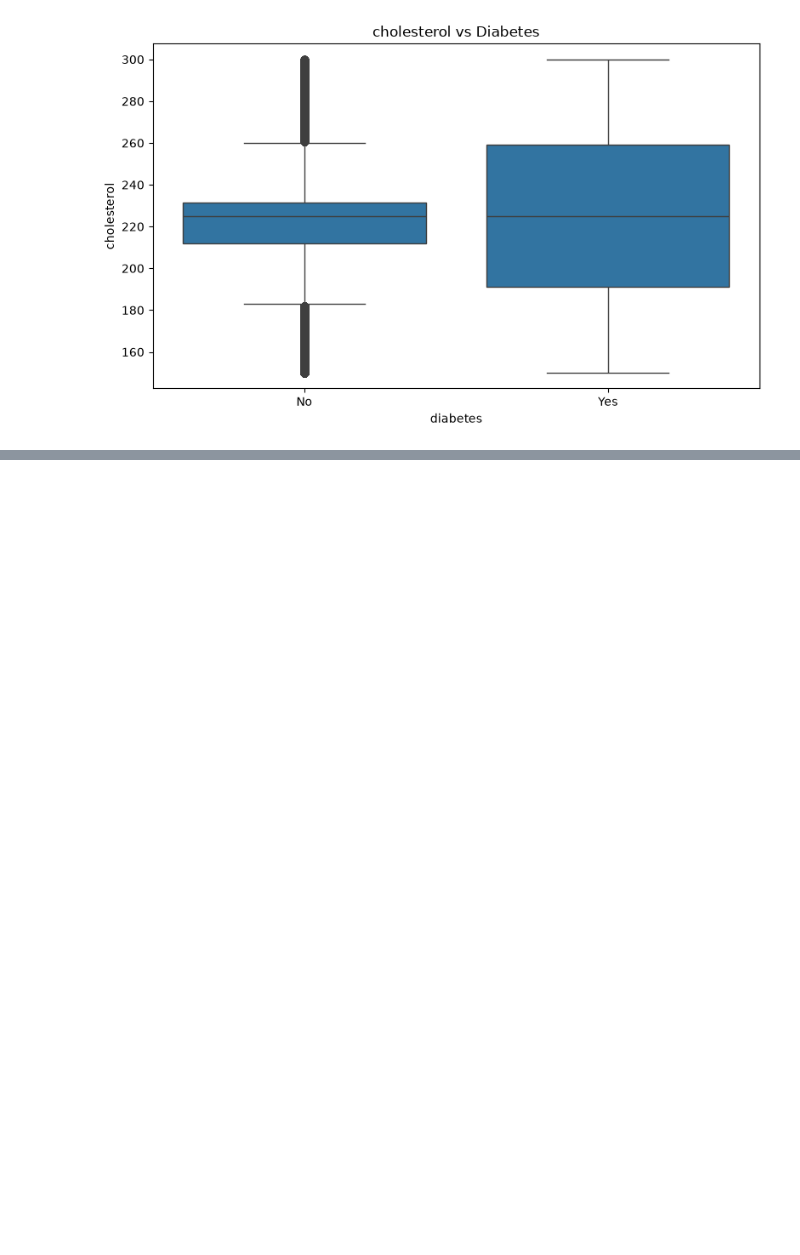
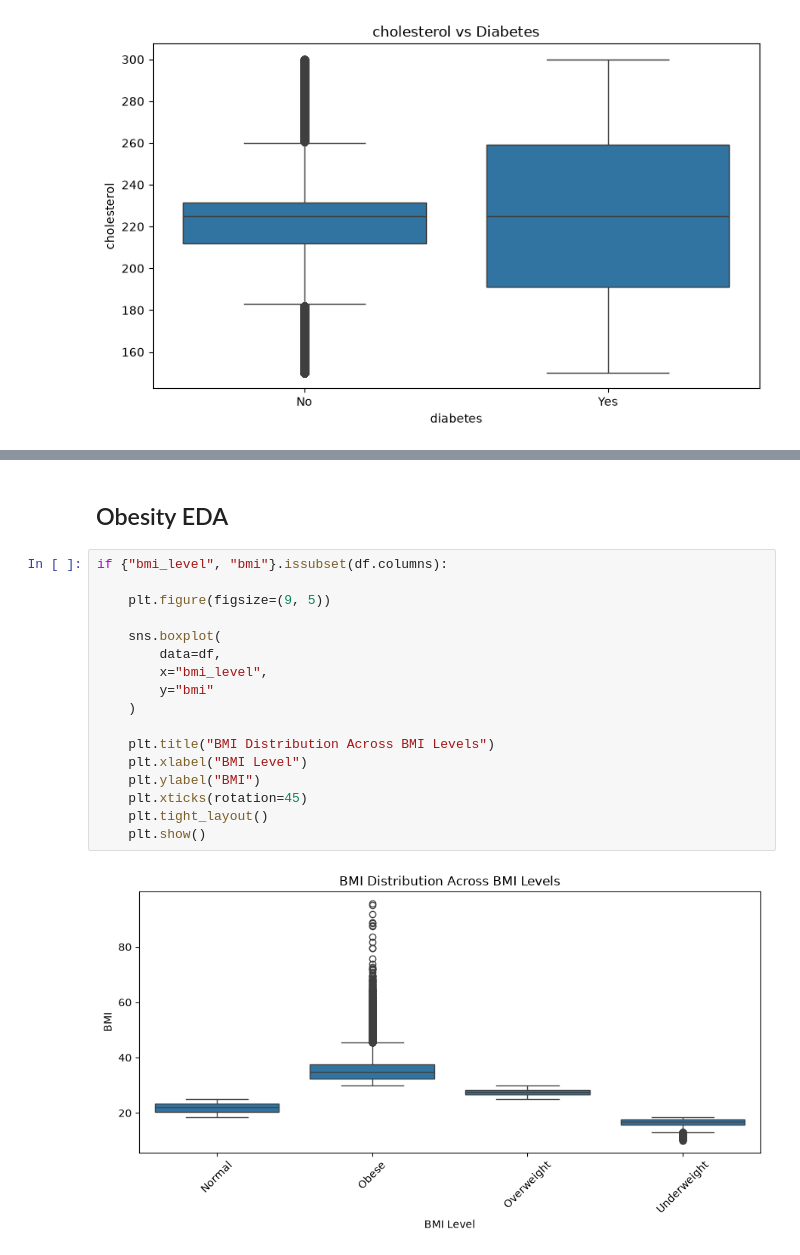
Before and after one commit to to-bits/multidisease-risk-profiler, a Jupyter notebook: notebooks/03_eda.ipynb, the cells around one changed output, grey strips where cells are left out. Cells and saved outputs as stored; diff of their text form; blank space fills up the shorter version.

```diff
--- a/notebooks/03_eda.ipynb
+++ b/notebooks/03_eda.ipynb
@@ -368,0 +425,21 @@ if "diabetes" in df.columns:
+# %% [markdown]
+## Obesity EDA
+# %%
+if {"bmi_level", "bmi"}.issubset(df.columns):
+
+    plt.figure(figsize=(9, 5))
+
+    sns.boxplot(
+        data=df,
+        x="bmi_level",
+        y="bmi"
+    )
+
+    plt.title("BMI Distribution Across BMI Levels")
+    plt.xlabel("BMI Level")
+    plt.ylabel("BMI")
+    plt.xticks(rotation=45)
+    plt.tight_layout()
+    plt.show()
+# %% [output]
+[figure, added]
```
Also changed, not shown: parts of 13 cells of this notebook.
